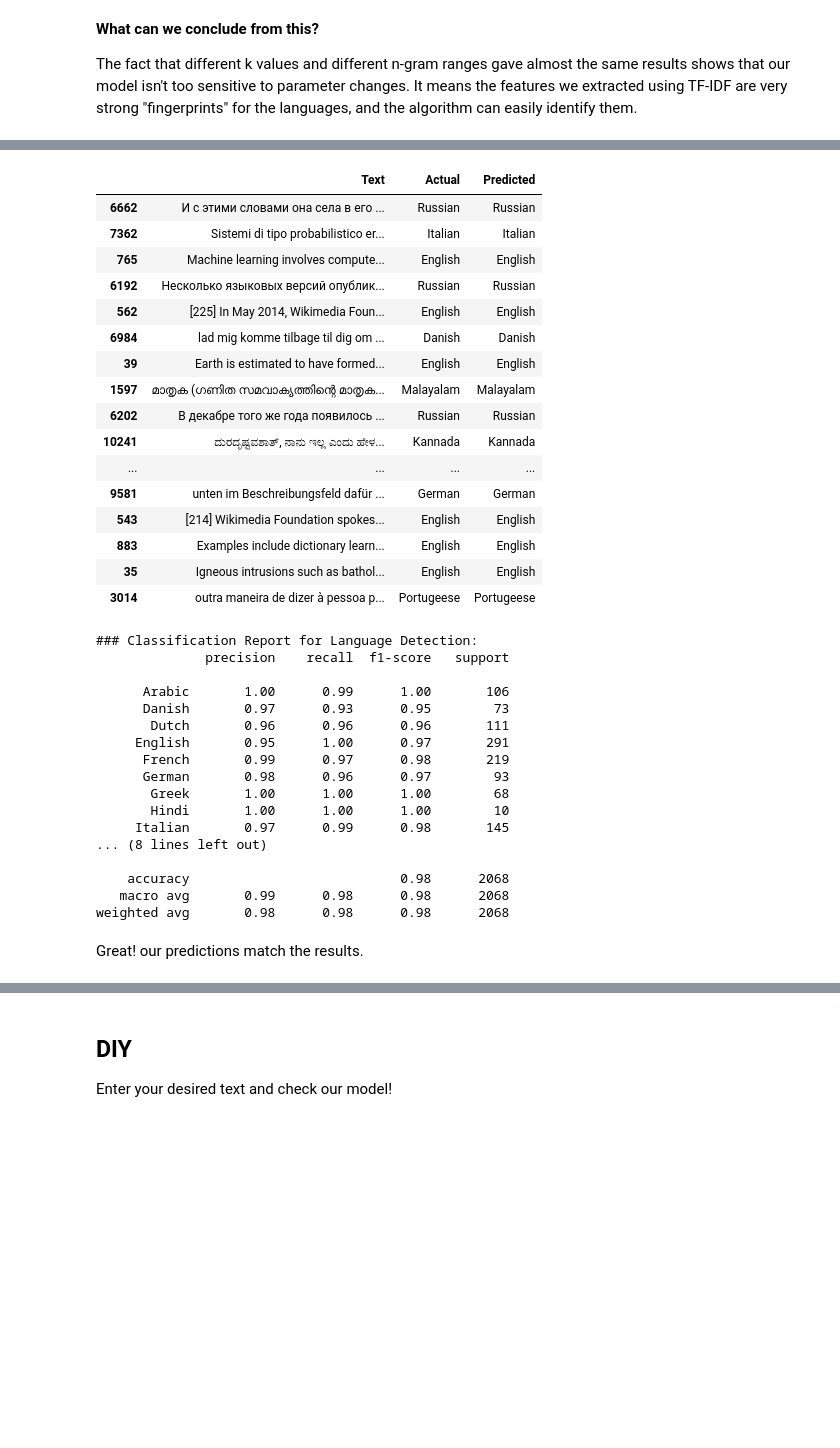
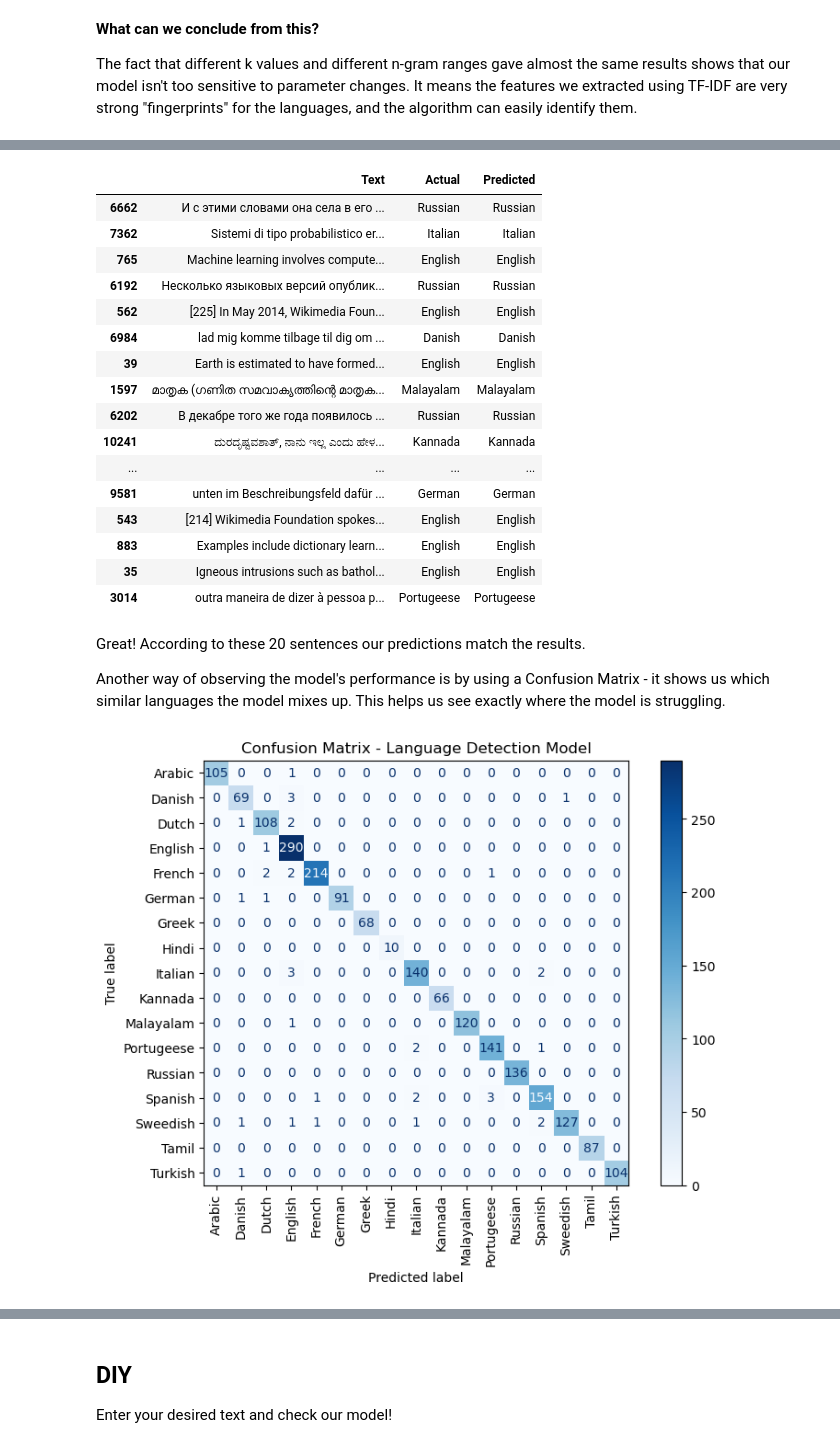
Before and after one commit to Almoger/Language-Detection-ML, a Jupyter notebook: language_detection_knn.ipynb, the cells around one changed output, grey strips where cells are left out. Saved outputs shown, nothing was run; the diff lists cells and outputs as text; code cells hidden in the pictures; blank space fills up the shorter version.

```diff
--- a/language_detection_knn.ipynb
+++ b/language_detection_knn.ipynb
@@ -203,8 +201,8 @@ So the result of $X_{\text{test}} \cdot X_{\text{train}}^T$ is a matrix where ea
 
 **Note**: We will explore different K-values using Cross-Validation at the [Evaluation](#Evaluation) step to find the optimal hyperparameters.
 # %%
-class KNN(BaseEstimator, ClassifierMixin):
-    def __init__(self, k=3):
+class KNN:
+    def __init__(self, k):
         self.k = k
         self.X_train = None
         self.y_train = None
@@ -328,17 +308,14 @@ Now, we want to check if our model is actually successful. It is important to kn
 # %%
-from sklearn.metrics import classification_report
-
+best_vectorizer = TfidfVectorizer(analyzer='char', ngram_range=best_ngram, norm='l2')
 X_train = best_vectorizer.fit_transform(X_train_raw)
 X_test = best_vectorizer.transform(X_test_raw)
+
+best_model = KNN(k=best_k)
 best_model.fit(X_train, y_train)
 y_pred = best_model.predict(X_test)
+
 results_table = pd.DataFrame({'Text': X_test_raw[:20], 'Actual': y_test[:20], 'Predicted': y_pred[:20]})
 display(results_table)
-
-report = classification_report(y_test, y_pred)
-
-print("### Classification Report for Language Detection:")
-print(report)
 # %% [output]
 |  | Text | Actual | Predicted |
 | 6662 | И с этими словами она села в его ... | Russian | Russian |
@@ -357,22 +334,17 @@ print(report)
 | 883 | Examples include dictionary learn... | English | English |
 | 35 | Igneous intrusions such as bathol... | English | English |
 | 3014 | outra maneira de dizer à pessoa p... | Portugeese | Portugeese |
-### Classification Report for Language Detection:
-              precision    recall  f1-score   support
-
-      Arabic       1.00      0.99      1.00       106
-      Danish       0.97      0.93      0.95        73
-       Dutch       0.96      0.96      0.96       111
-     English       0.95      1.00      0.97       291
-      French       0.99      0.97      0.98       219
-      German       0.98      0.96      0.97        93
-       Greek       1.00      1.00      1.00        68
-       Hindi       1.00      1.00      1.00        10
-     Italian       0.97      0.99      0.98       145
-... (8 lines left out)
-
-    accuracy                           0.98      2068
-   macro avg       0.99      0.98      0.98      2068
-weighted avg       0.98      0.98      0.98      2068
 # %% [markdown]
-Great! our predictions match the results.
+Great! According to these 20 sentences our predictions match the results.
+
+Another way of observing the model's performance is by using a Confusion Matrix - it shows us which similar languages the model mixes up. This helps us see exactly where the model is struggling.
+# %%
+labels = sorted(y_test.unique())
+cm = confusion_matrix(y_test, y_pred, labels=labels)
+fig, ax = plt.subplots(figsize=(9, 6))
+disp = ConfusionMatrixDisplay(confusion_matrix=cm, display_labels=labels)
+disp.plot(cmap=plt.cm.Blues, ax=ax, xticks_rotation='vertical')
+plt.title('Confusion Matrix - Language Detection Model')
+plt.show()
+# %% [output]
+[figure, added]
```
Also changed, not shown: parts of 12 cells of this notebook.
